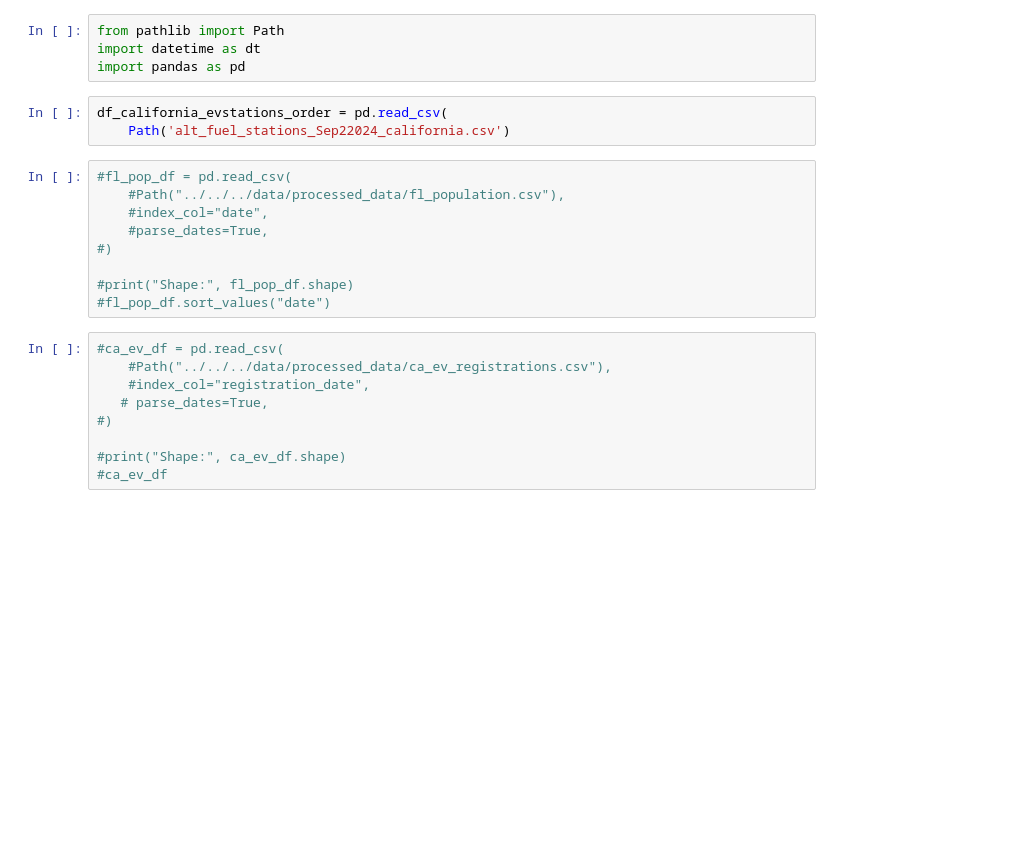
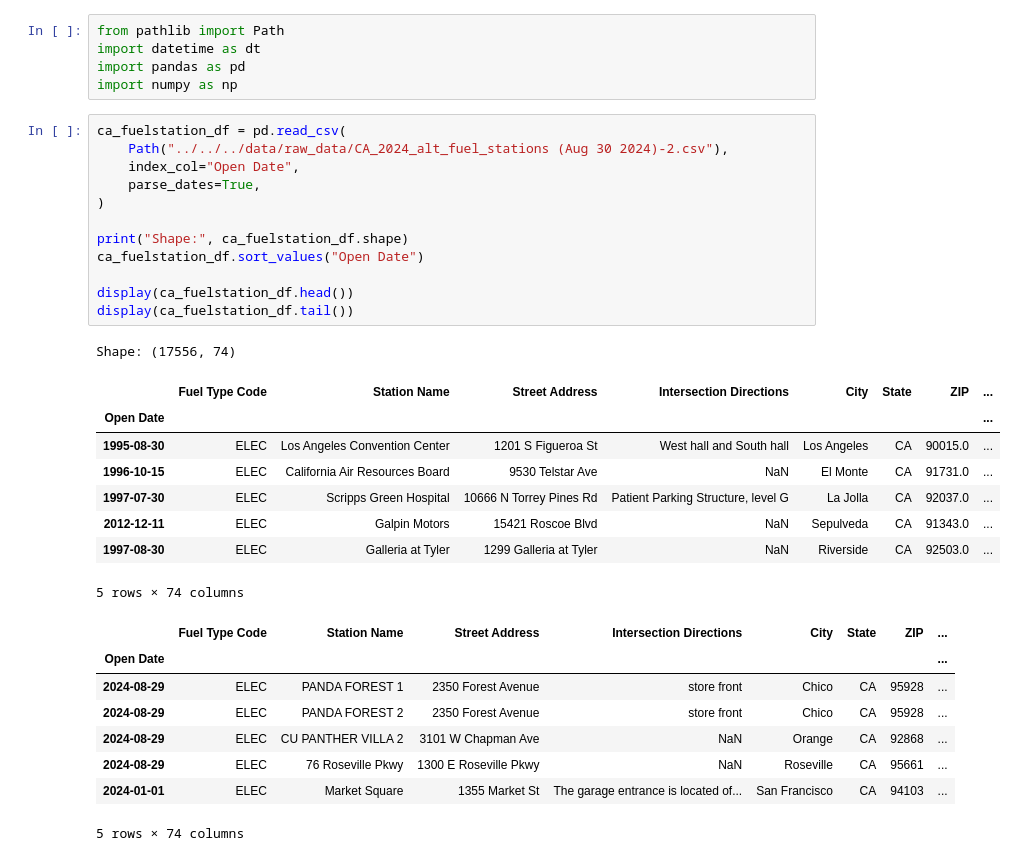
Before and after one commit to rune-encoder/Project-1, a Jupyter notebook: notebooks/individual_work/alex_exploration/alex_exploration.ipynb, the cells around one changed output. Cells and saved outputs as stored; diff of their text form; blank space fills up the shorter version.

```diff
--- a/notebooks/individual_work/alex_exploration/alex_exploration.ipynb
+++ b/notebooks/individual_work/alex_exploration/alex_exploration.ipynb
@@ -2,24 +2,34 @@
 from pathlib import Path
 import datetime as dt
 import pandas as pd
+import numpy as np
-# %%
-df_california_evstations_order = pd.read_csv(
-    Path('alt_fuel_stations_Sep22024_california.csv')
 # %%
-#fl_pop_df = pd.read_csv(
-    #Path("../../../data/processed_data/fl_population.csv"),
-    #index_col="date",
-    #parse_dates=True,
-#)
+ca_fuelstation_df = pd.read_csv(
+    Path("../../../data/raw_data/CA_2024_alt_fuel_stations (Aug 30 2024)-2.csv"),
+    index_col="Open Date",
+    parse_dates=True,
+)
 
-#print("Shape:", fl_pop_df.shape)
-#fl_pop_df.sort_values("date")
+print("Shape:", ca_fuelstation_df.shape)
+ca_fuelstation_df.sort_values("Open Date")
+
+display(ca_fuelstation_df.head())
+display(ca_fuelstation_df.tail())
+# %% [output]
+Shape: (17556, 74)
+|  | Fuel Type Code | Station Name | Street Address | Intersection Directions | City | State | ZIP | ... |
+| Open Date |  |  |  |  |  |  |  | ... |
+| 1995-08-30 | ELEC | Los Angeles Convention Center | 1201 S Figueroa St | West hall and South hall | Los Angeles | CA | 90015.0 | ... |
+| 1996-10-15 | ELEC | California Air Resources Board | 9530 Telstar Ave | NaN | El Monte | CA | 91731.0 | ... |
+| 1997-07-30 | ELEC | Scripps Green Hospital | 10666 N Torrey Pines Rd | Patient Parking Structure, level G | La Jolla | CA | 92037.0 | ... |
+| 2012-12-11 | ELEC | Galpin Motors | 15421 Roscoe Blvd | NaN | Sepulveda | CA | 91343.0 | ... |
+| 1997-08-30 | ELEC | Galleria at Tyler | 1299 Galleria at Tyler | NaN | Riverside | CA | 92503.0 | ... |
+5 rows × 74 columns
+|  | Fuel Type Code | Station Name | Street Address | Intersection Directions | City | State | ZIP | ... |
+| Open Date |  |  |  |  |  |  |  | ... |
+| 2024-08-29 | ELEC | PANDA FOREST 1 | 2350 Forest Avenue | store front | Chico | CA | 95928 | ... |
+| 2024-08-29 | ELEC | PANDA FOREST 2 | 2350 Forest Avenue | store front | Chico | CA | 95928 | ... |
+| 2024-08-29 | ELEC | CU PANTHER VILLA 2 | 3101 W Chapman Ave | NaN | Orange | CA | 92868 | ... |
+| 2024-08-29 | ELEC | 76 Roseville Pkwy | 1300 E Roseville Pkwy | NaN | Roseville | CA | 95661 | ... |
+| 2024-01-01 | ELEC | Market Square | 1355 Market St | The garage entrance is located of... | San Francisco | CA | 94103 | ... |
+5 rows × 74 columns
-# %%
-#ca_ev_df = pd.read_csv(
-    #Path("../../../data/processed_data/ca_ev_registrations.csv"),
-    #index_col="registration_date",
-   # parse_dates=True,
-#)
-
-#print("Shape:", ca_ev_df.shape)
-#ca_ev_df
```
Also changed, not shown: parts of 11 cells of this notebook.
